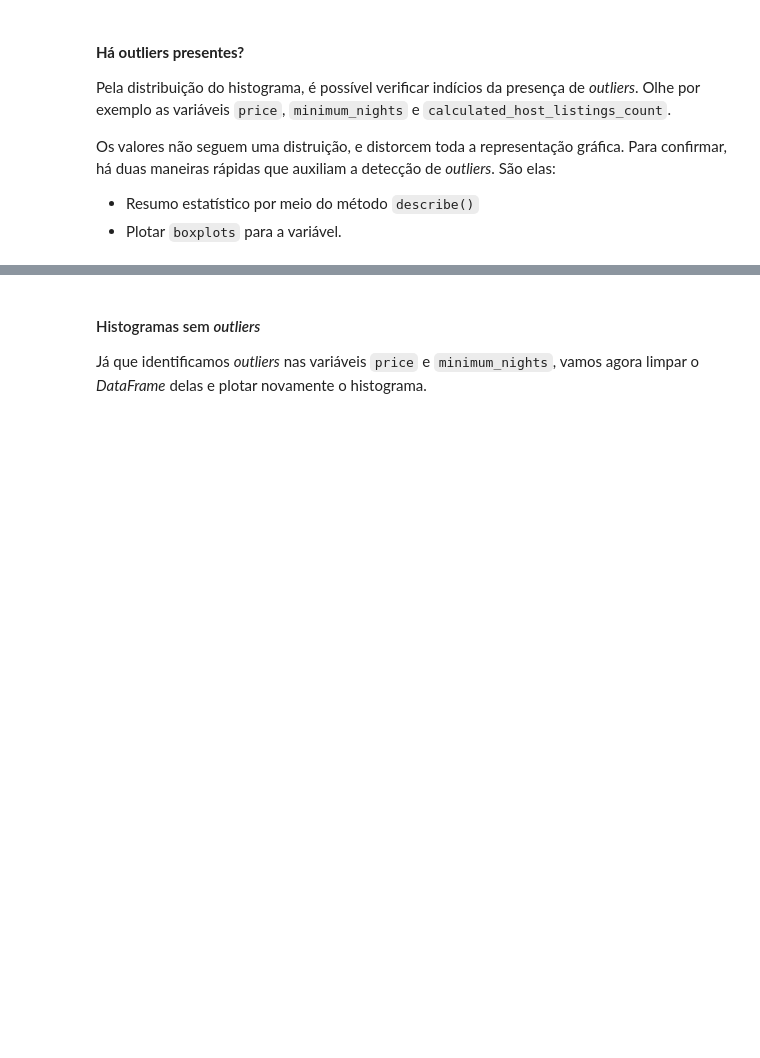
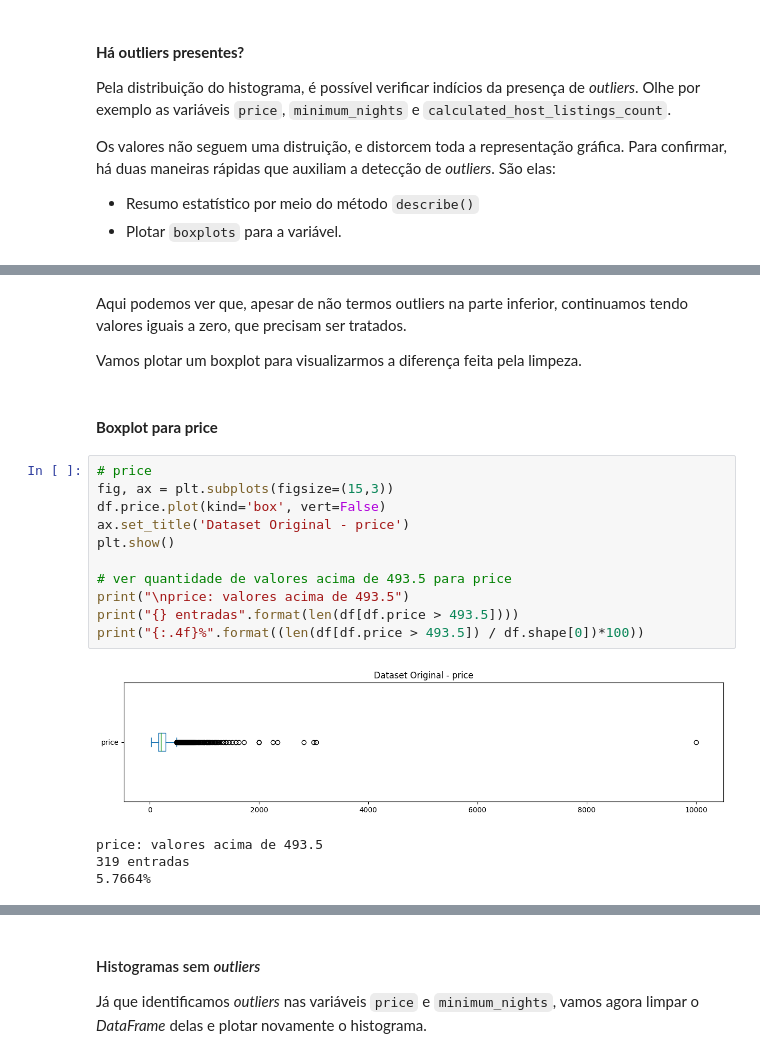
Before and after one commit to Thaizalu/Data_Science, a Jupyter notebook: [Tasmânia]_Analisando_os_Dados_do_Airbnb.ipynb, the cells around one changed output, grey strips where cells are left out. Cells and saved outputs as stored; diff of their text form; blank space fills up the shorter version.

```diff
--- a/[Tasmânia]_Analisando_os_Dados_do_Airbnb.ipynb
+++ b/[Tasmânia]_Analisando_os_Dados_do_Airbnb.ipynb
@@ -209,0 +264,22 @@ Olhando o resumo estatístico acima, podemos confirmar algumas hipóteses como:
+# %% [markdown]
+Aqui podemos ver que, apesar de não termos outliers na parte inferior, continuamos tendo valores iguais a zero, que precisam ser tratados.
+
+Vamos plotar um boxplot para visualizarmos a diferença feita pela limpeza.
+# %% [markdown]
+#### **Boxplot para price**
+# %%
+# price
+fig, ax = plt.subplots(figsize=(15,3))
+df.price.plot(kind='box', vert=False)
+ax.set_title('Dataset Original - price')
+plt.show()
+
+# ver quantidade de valores acima de 493.5 para price
+print("\nprice: valores acima de 493.5")
+print("{} entradas".format(len(df[df.price > 493.5])))
+print("{:.4f}%".format((len(df[df.price > 493.5]) / df.shape[0])*100))
+# %% [output]
+[figure, added]
+price: valores acima de 493.5
+319 entradas
+5.7664%
```
Also changed, not shown: parts of 38 cells of this notebook.
